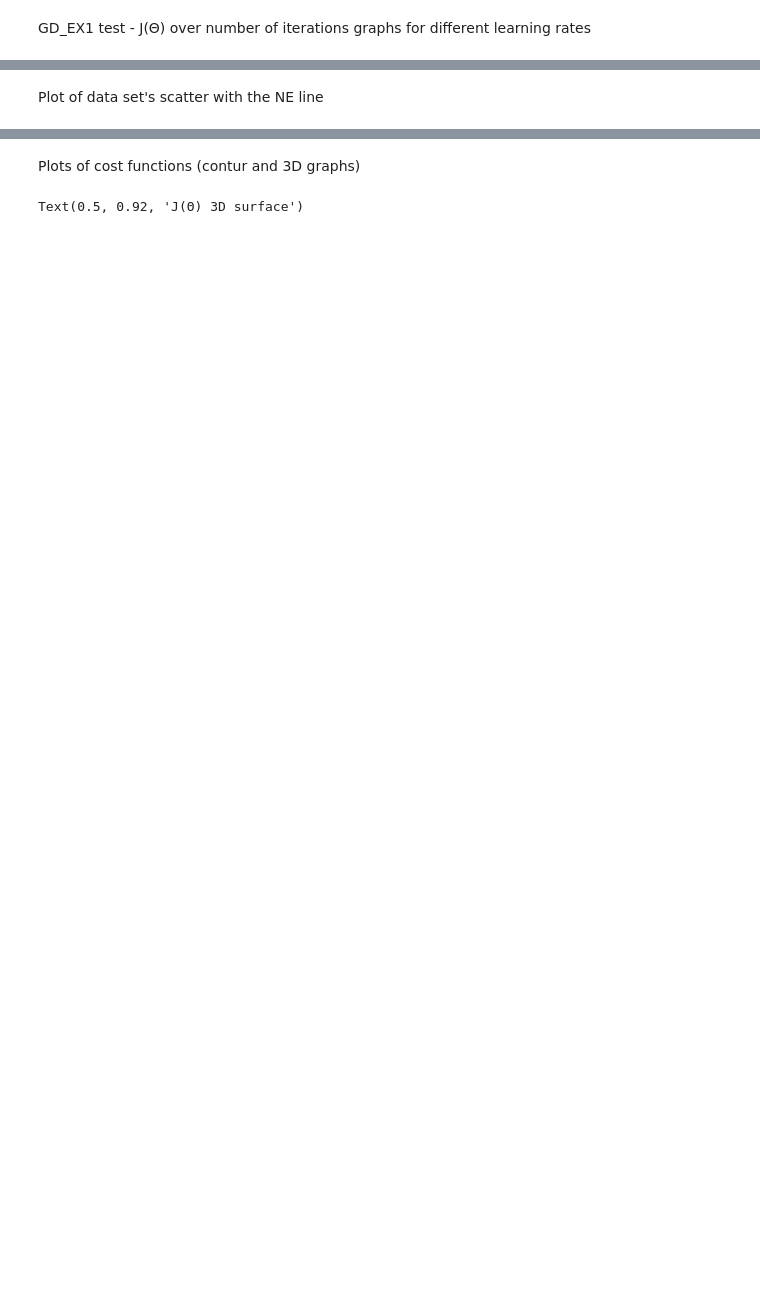
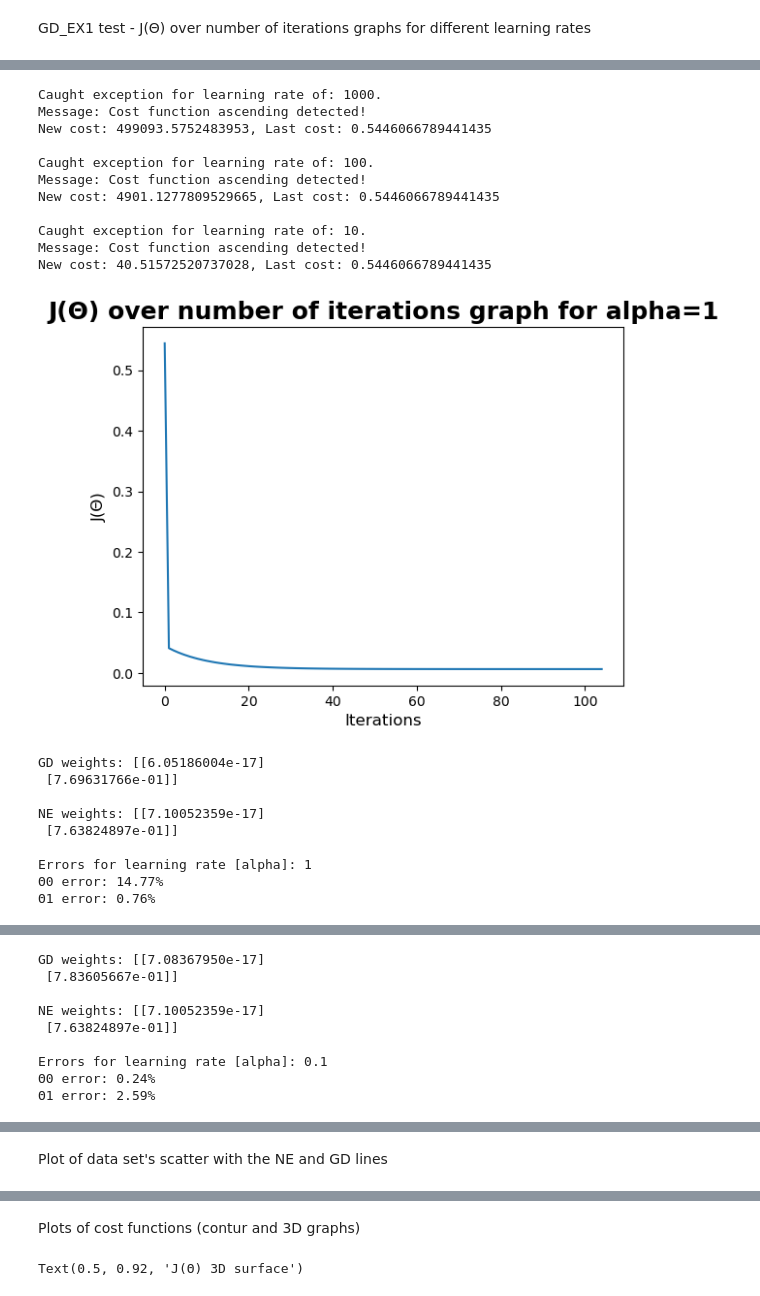
Before and after one commit to GalSarid21/MachineLearningLabs, a Jupyter notebook: Lab2/HW_2.ipynb, the cells around one changed output, grey strips where cells are left out. Cells and saved outputs as stored; diff of their text form; code cells hidden in the pictures; blank space fills up the shorter version.

```diff
--- a/Lab2/HW_2.ipynb
+++ b/Lab2/HW_2.ipynb
@@ -262,0 +246,31 @@ Errors for learning rate [alpha]: 0.0001
+# %%
+single_variable_model = LinearRegressionModel(
+    alpha_list=[1000, 100, 10, 1, 0.1, 0.01, 0.001, 0.0001],
+    dataset=q1_df,
+    init_weights=np.array([[1],[2]]),
+    use_regularization=True
+)
+
+single_variable_model.train_model()
+# %% [output]
+Caught exception for learning rate of: 1000.
+Message: Cost function ascending detected!
+New cost: 499093.5752483953, Last cost: 0.5446066789441435
+
+Caught exception for learning rate of: 100.
+Message: Cost function ascending detected!
+New cost: 4901.1277809529665, Last cost: 0.5446066789441435
+
+Caught exception for learning rate of: 10.
+Message: Cost function ascending detected!
+New cost: 40.51572520737028, Last cost: 0.5446066789441435
+[figure, added]
+GD weights: [[6.05186004e-17]
+ [7.69631766e-01]]
+
+NE weights: [[7.10052359e-17]
+ [7.63824897e-01]]
+
+Errors for learning rate [alpha]: 1
+Θ0 error: 14.77%
+Θ1 error: 0.76%
@@ -262,0 +278,9 @@ Errors for learning rate [alpha]: 0.0001
+GD weights: [[7.08367950e-17]
+ [7.83605667e-01]]
+
+NE weights: [[7.10052359e-17]
+ [7.63824897e-01]]
+
+Errors for learning rate [alpha]: 0.1
+Θ0 error: 0.24%
+Θ1 error: 2.59%
@@ -263,4 +322,4 @@ Errors for learning rate [alpha]: 0.0001
 # %% [markdown]
-Plot of data set's scatter with the NE line
+Plot of data set's scatter with the NE and GD lines
 # %%
 #create a scatter plot of tip vs total_bill
```
Also changed, not shown: parts of 16 cells of this notebook.
